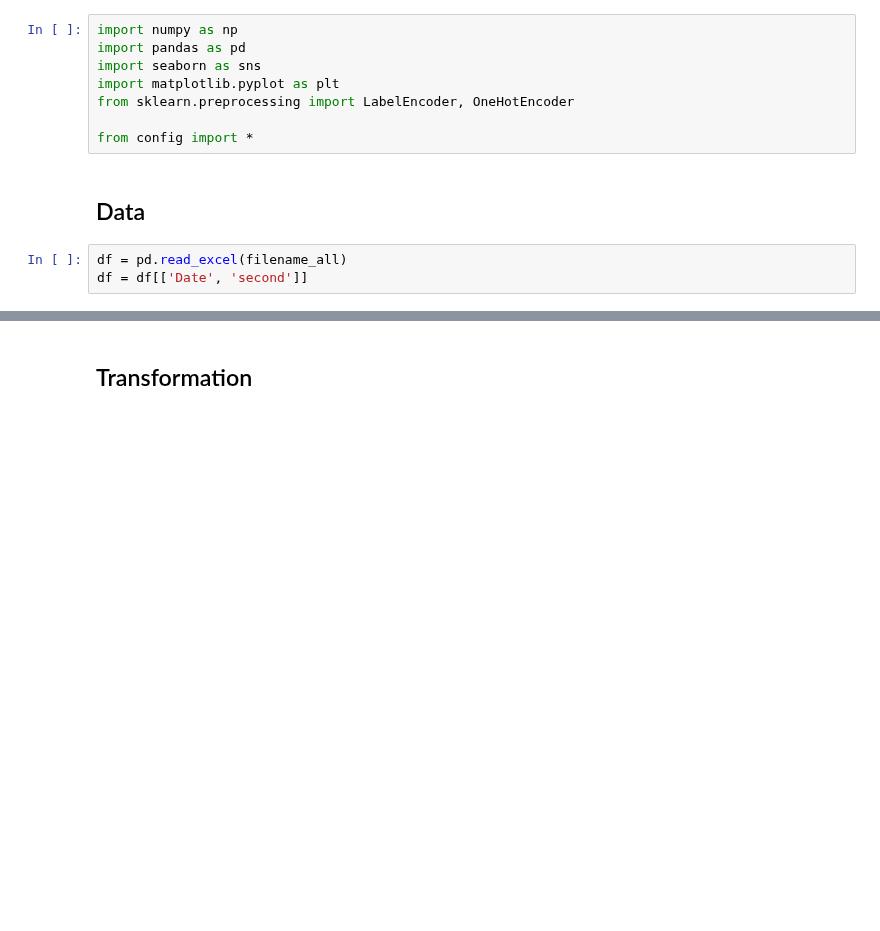
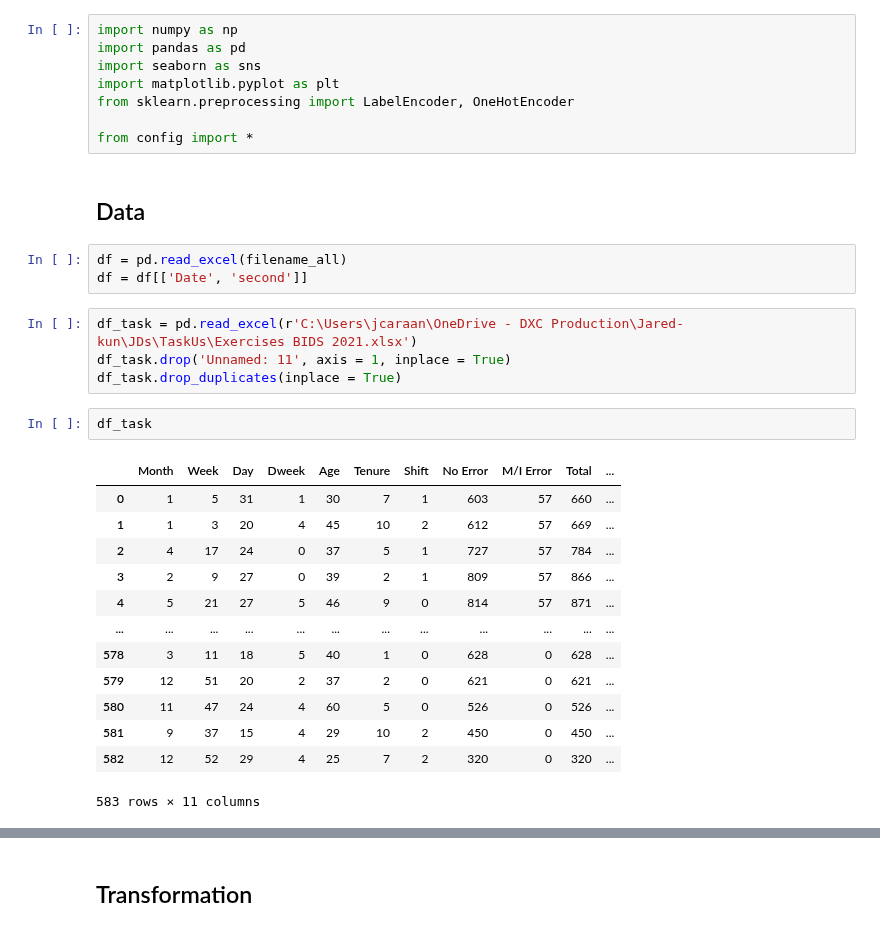
Before and after one commit to Jared-Caraan/Lotto_Analysis, a Jupyter notebook: Scripts/Correlation_Matrix.ipynb, the cells around one changed output, grey strips where cells are left out. Saved outputs shown, nothing was run; the diff lists cells and outputs as text; blank space fills up the shorter version.

```diff
--- a/Scripts/Correlation_Matrix.ipynb
+++ b/Scripts/Correlation_Matrix.ipynb
@@ -11,3 +11,23 @@ from config import *
 # %%
 df = pd.read_excel(filename_all)
 df = df[['Date', 'second']]
+# %%
+df_task = pd.read_excel(r'C:\Users\jcaraan\OneDrive - DXC Production\Jared-kun\JDs\TaskUs\Exercises BIDS 2021.xlsx')
+df_task.drop('Unnamed: 11', axis = 1, inplace = True)
+df_task.drop_duplicates(inplace = True)
+# %%
+df_task
+# %% [output]
+|  | Month | Week | Day | Dweek | Age | Tenure | Shift | No Error | M/I Error | Total | ... |
+| 0 | 1 | 5 | 31 | 1 | 30 | 7 | 1 | 603 | 57 | 660 | ... |
+| 1 | 1 | 3 | 20 | 4 | 45 | 10 | 2 | 612 | 57 | 669 | ... |
+| 2 | 4 | 17 | 24 | 0 | 37 | 5 | 1 | 727 | 57 | 784 | ... |
+| 3 | 2 | 9 | 27 | 0 | 39 | 2 | 1 | 809 | 57 | 866 | ... |
+| 4 | 5 | 21 | 27 | 5 | 46 | 9 | 0 | 814 | 57 | 871 | ... |
+| ... | ... | ... | ... | ... | ... | ... | ... | ... | ... | ... | ... |
+| 578 | 3 | 11 | 18 | 5 | 40 | 1 | 0 | 628 | 0 | 628 | ... |
+| 579 | 12 | 51 | 20 | 2 | 37 | 2 | 0 | 621 | 0 | 621 | ... |
+| 580 | 11 | 47 | 24 | 4 | 60 | 5 | 0 | 526 | 0 | 526 | ... |
+| 581 | 9 | 37 | 15 | 4 | 29 | 10 | 2 | 450 | 0 | 450 | ... |
+| 582 | 12 | 52 | 29 | 4 | 25 | 7 | 2 | 320 | 0 | 320 | ... |
+583 rows × 11 columns
```
Also changed, not shown: parts of 5 cells of this notebook, 3 other files.
